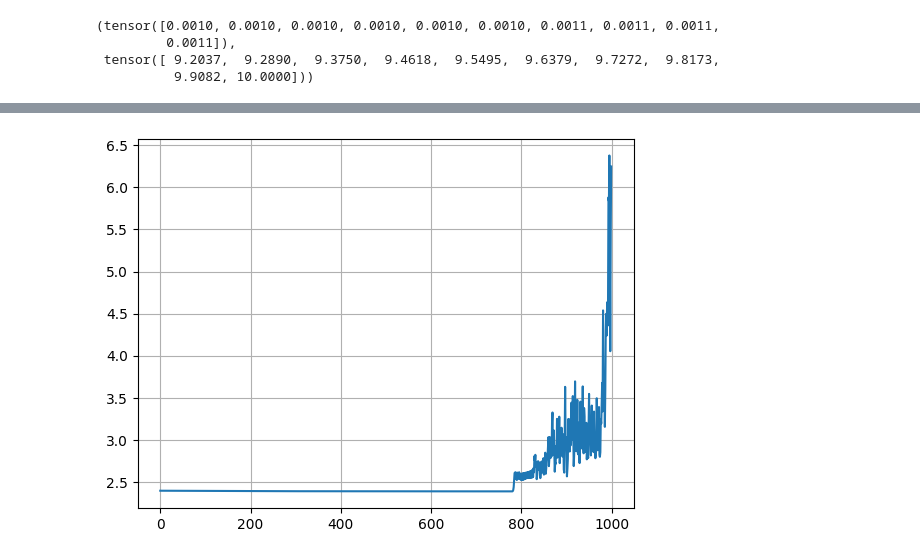
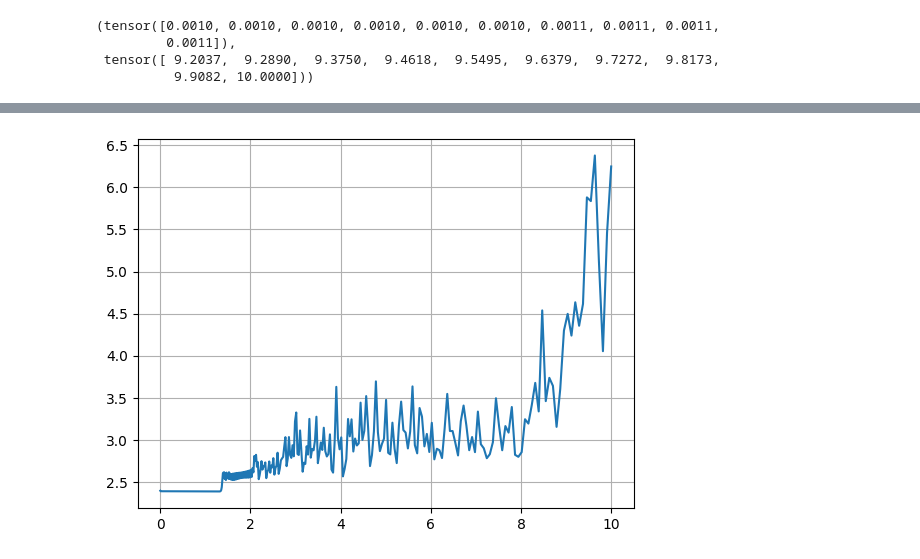
Before and after one commit to h2oduct/nn-zero-to-hero, a Jupyter notebook: lectures/makemore/self_makemore_part2_mlp.ipynb, the cells around one changed output, grey strips where cells are left out. Drawn from its saved outputs; the diff is of its cells as text; code cells hidden in the pictures.

Commit message:
plot loss

```diff
--- a/lectures/makemore/self_makemore_part2_mlp.ipynb
+++ b/lectures/makemore/self_makemore_part2_mlp.ipynb
@@ -1410,7 +1410,7 @@ loss_hist = train(lrs=lrs)
 950 3.545431613922119
 975 2.8528342247009277
 # %%
-plt.plot(loss_hist)
+plt.plot(lrs, loss_hist)
 plt.grid(True)
 # %% [output]
-[figure, old version]
+[figure, new version]
```
